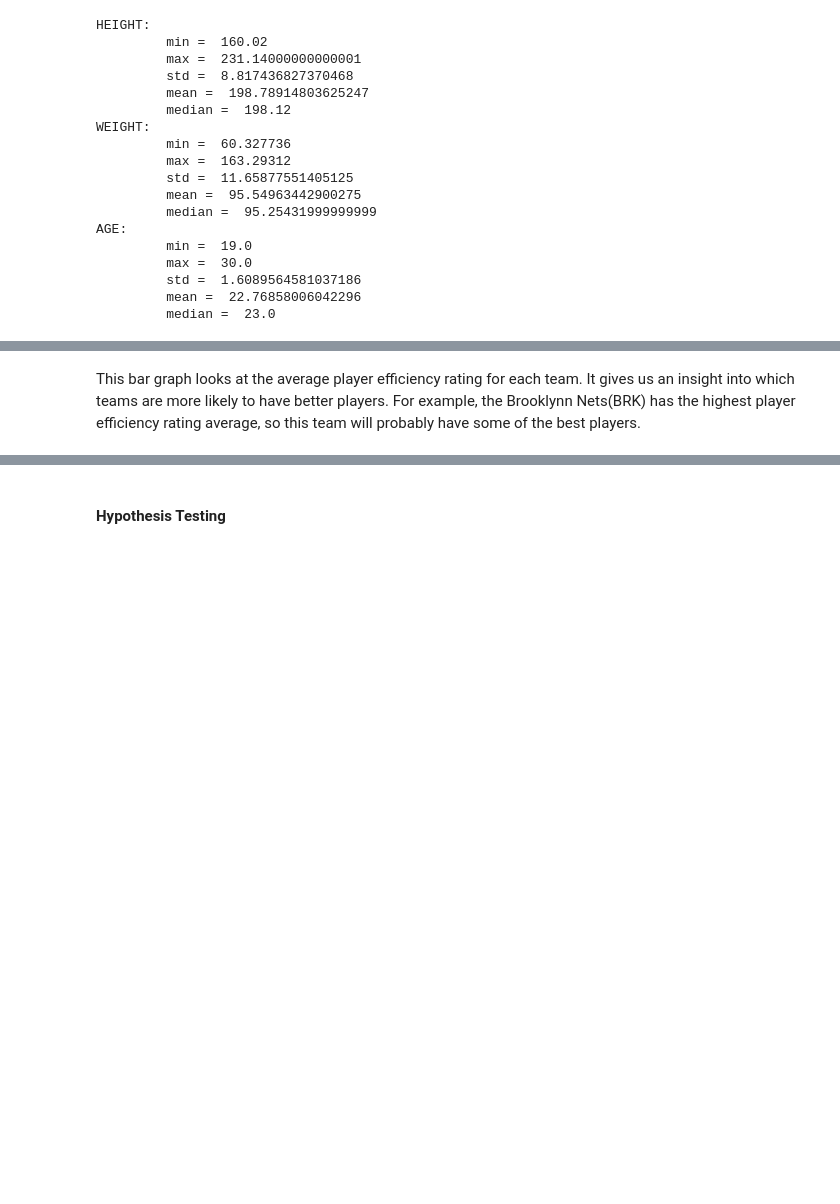
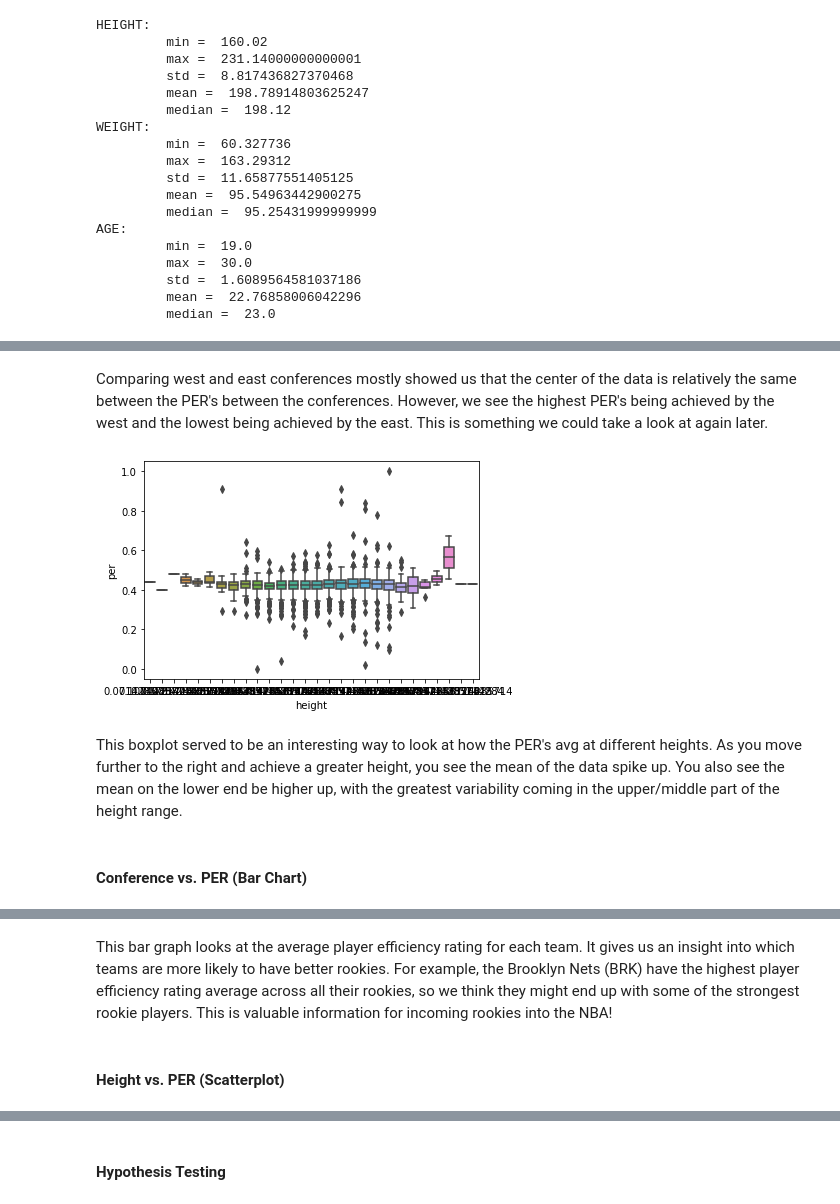
Before and after one commit to nickhil-tekwani/NBA-Data-ML-Model, a Jupyter notebook: DS3000_FP4_Group19.ipynb, the cells around one changed output, grey strips where cells are left out. Saved outputs shown, nothing was run; the diff lists cells and outputs as text; code cells hidden in the pictures; blank space fills up the shorter version.

```diff
--- a/DS3000_FP4_Group19.ipynb
+++ b/DS3000_FP4_Group19.ipynb
@@ -470,3 +476,13 @@ nba_df.boxplot(column=['height', 'weight', 'per'], grid=False)
+# %% [markdown]
+Comparing west and east conferences mostly showed us that the center of the data is relatively the same between the PER's between the conferences. However, we see the highest PER's being achieved by the west and the lowest being achieved by the east. This is something we could take a look at again later.
+# %%
+bx = sns.boxplot(x="height", y="per", data=nba_df_scaled)
+# %% [output]
+[figure, added]
+# %% [markdown]
+This boxplot served to be an interesting way to look at how the PER's avg at different heights. As you move further to the right and achieve a greater height, you see the mean of the data spike up. You also see the mean on the lower end be higher up, with the greatest variability coming in the upper/middle part of the height range.
+# %% [markdown]
+#### Conference vs. PER (Bar Chart)
 # %%
 import plotly.io as pio
 
@@ -509,4 +525,6 @@ pio.show(fig_dict, validate=False)
 # %% [output]
 [interactive output not drawn]
 # %% [markdown]
-This bar graph looks at the average player efficiency rating for each team. It gives us an insight into which teams are more likely to have better players. For example, the Brooklynn Nets(BRK) has the highest player efficiency rating average, so this team will probably have some of the best players.
+This bar graph looks at the average player efficiency rating for each team. It gives us an insight into which teams are more likely to have better rookies. For example, the Brooklyn Nets (BRK) have the highest player efficiency rating average across all their rookies, so we think they might end up with some of the strongest rookie players. This is valuable information for incoming rookies into the NBA!
+# %% [markdown]
+#### Height vs. PER (Scatterplot)
```
Also changed, not shown: parts of 59 cells of this notebook, 1 other file.
